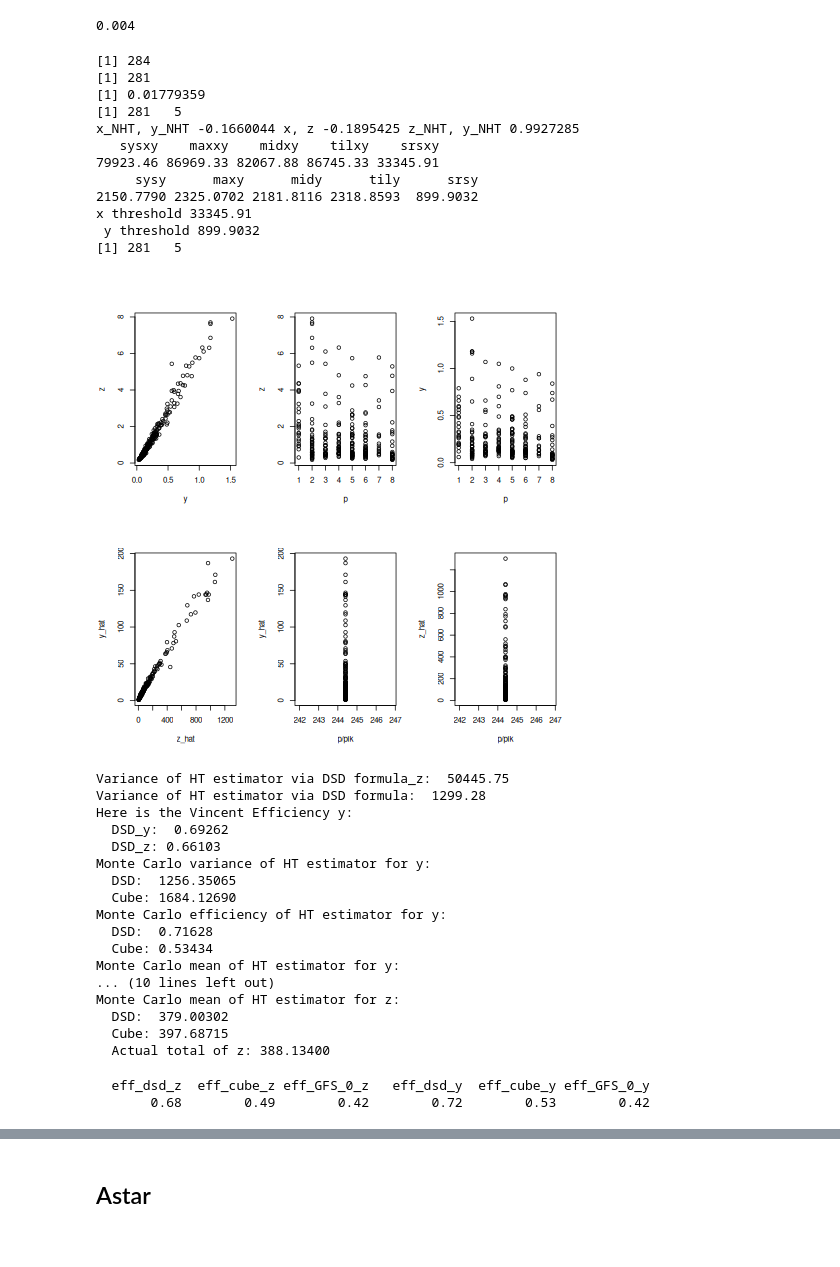
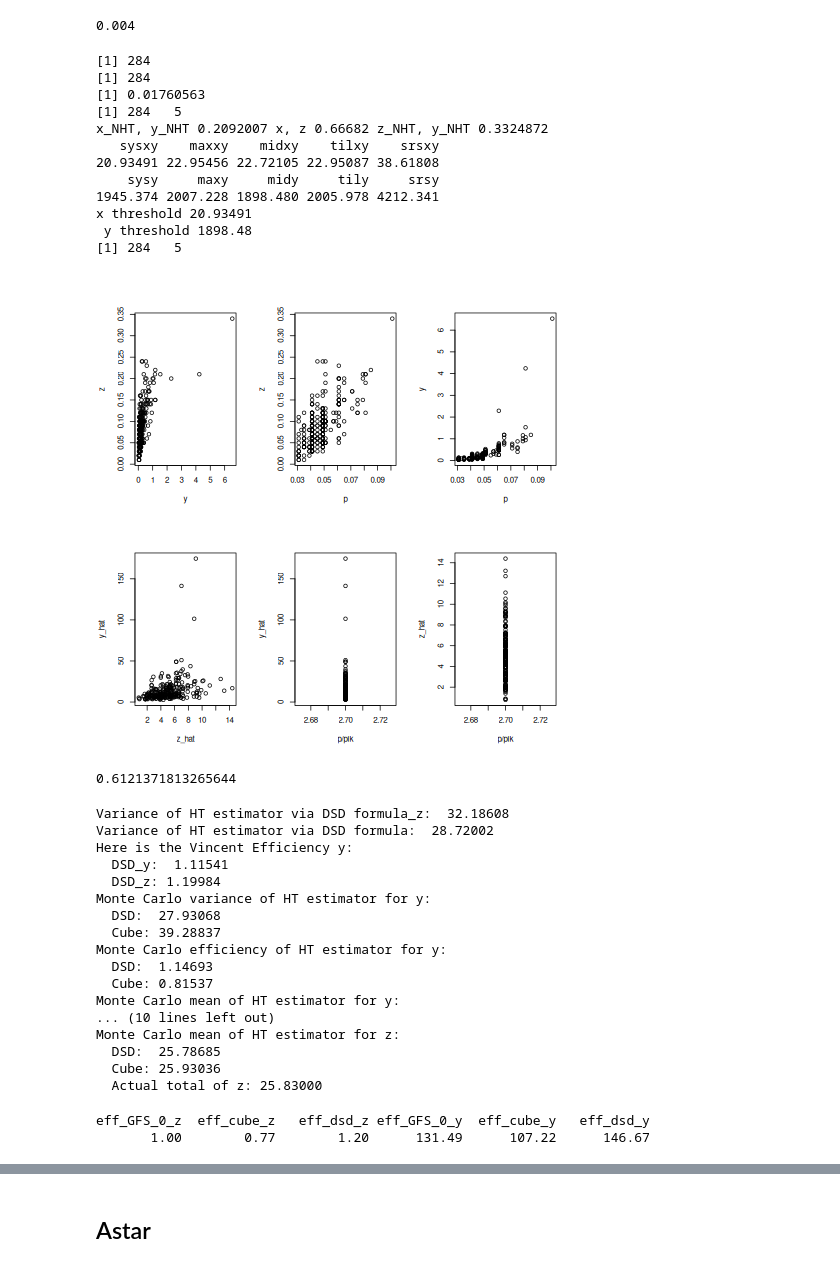
Before and after one commit to mehdimhb/geometric-sampling, a Jupyter notebook: Bardia GFS/A_Star_Optimal_GFS_6 copy 2.ipynb, the cells around one changed output, grey strips where cells are left out. Saved outputs shown, nothing was run; the diff lists cells and outputs as text; code cells hidden in the pictures.

```diff
--- a/Bardia GFS/A_Star_Optimal_GFS_6 copy 2.ipynb
+++ b/Bardia GFS/A_Star_Optimal_GFS_6 copy 2.ipynb
@@ -321,7 +298,7 @@ library(sampling)
 #MU284 Sweden
 data(MU284)
 print(length(MU284[,1]))
-MU284 = MU284[MU284$P85<200,]
+#MU284 = MU284[MU284$P85<200,]
 print(length(MU284[,1]))
 set.seed(120)
 MU284 = MU284[sample(length(MU284[,1])),]
@@ -338,6 +315,8 @@ RMT85 = MU284$RMT85
 P85 = MU284$P85/100
 P75 = MU284$P75/100
 S82 = MU284$S82/1000
+CS82 = MU284$CS82/100
+SS82 = MU284$SS82/100
 ME84 = MU284$ME84/1000
 REV84 = MU284$REV84/1000
 REG = MU284$REG
@@ -351,14 +330,21 @@ e <- rep (1, N)
 
 y <- P85; z <- ME84 ; p <- P75 # be rahe!
 # y <- P85; z <- ME84 ; p <- S82
-y <- P85; z <- ME84 ; p <- REG
+# y <- P85; z <- ME84 ; p <- SS82
 #  y <- P85; z <- ME84 ; p <- e
 
 
 # y <- P85; z <- REV84; p <- P75 # be rahe!
 # y <- P85; z <- REV84; p <- S82
-# y <- P85; z <- REV84; p <- REG
+# y <- P85; z <- REV84; p <- SS82
 # y <- P85; z <- REV84; p <- e
+
+
+y <- P85; z <- CS82; p <- ME84 # be rahe!
+y <- P85; z <- CS82; p <- S82
+# y <- P85; z <- CS82; p <- SS82
+#y <- P85; z <- CS82; p <- e
+
 
 
 # data(mtcars)
@@ -422,44 +408,48 @@ if(1==1){
   plot(p/pik, z_hat)
   par(mfrow=c(2,3))
 #cat('x,y', cor(x,y), '\n x,z', cor(z, x), '\n y,z', cor(z, y), "\n")
 plot(y, z)
 plot(p,z)
 plot(p,y)
 
 plot(z_hat,y_hat)
 plot(p/pik,y_hat)
 
 plot(p/pik,z_hat)
 
 
 cat("x_NHT, y_NHT", cor(p/pik,y/pik), "x, z", cor(p,z), "z_NHT, y_NHT", cor(z/pik,y/pik) , "\n")
 
 z_hat = z/pik
 print(var_z)
 print(var_y)
 cat("x threshold", threshold_z, "\n", "y threshold", threshold_y, "\n")
 
 
 #cat("x_NHT, y_NHT", cor(p/pik,y/pik), "x, z", cor(x,z), "z_NHT, y_NHT", cor(z/pik,y/pik))
 Final_result = cbind(y,z, y_hat, z_hat, pik, abs((y_hat- z_hat)/y_hat))
 
 print(c(N,n))
 
 }
 # %% [output]
 [1] 284
-[1] 281
-[1] 0.01779359
-[1] 281   5
-x_NHT, y_NHT -0.1660044 x, z -0.1895425 z_NHT, y_NHT 0.9927285
+[1] 284
+[1] 0.01760563
+[1] 284   5
+x_NHT, y_NHT 0.2092007 x, z 0.66682 z_NHT, y_NHT 0.3324872
    sysxy    maxxy    midxy    tilxy    srsxy
-79923.46 86969.33 82067.88 86745.33 33345.91
-     sysy      maxy      midy      tily      srsy
-2150.7790 2325.0702 2181.8116 2318.8593  899.9032
-x threshold 33345.91
- y threshold 899.9032
-[1] 281   5
+20.93491 22.95456 22.72105 22.95087 38.61808
+    sysy     maxy     midy     tily     srsy
+1945.374 2007.228 1898.480 2005.978 4212.341
+x threshold 20.93491
+ y threshold 1898.48
+[1] 284   5
-[figure, old version]
+[figure, new version]
+# %%
+33.27945/54.366
+# %% [output]
+0.6121371813265644
 # %%
 %%R
 Ppi <- function(Pi) {
@@ -737,7 +727,7 @@ cat("Variance of HT estimator via DSD formula: ", var_ht, "\n")
 
 # Monte Carlo
 # Number of repetitions
-m <- 500
+m <- 2000
 ht_estimates_dsd_y <- numeric(m)
 ht_estimates_dsd_z <- numeric(m)
 ht_estimates_cube_y <- numeric(m)
@@ -808,28 +798,28 @@ cat("Monte Carlo mean of HT estimator for z:\n")
 cat(sprintf("  DSD:  %.5f\n  Cube: %.5f\n", mean_dsd_z, mean_cube_z))
 cat(sprintf("  Actual total of z: %.5f\n", sum(z)))
 # %% [output]
-Variance of HT estimator via DSD formula_z:  50445.75
-Variance of HT estimator via DSD formula:  1299.28
+Variance of HT estimator via DSD formula_z:  32.18608
+Variance of HT estimator via DSD formula:  28.72002
 Here is the Vincent Efficiency y:
-  DSD_y:  0.69262
-  DSD_z: 0.66103
+  DSD_y:  1.11541
+  DSD_z: 1.19984
 Monte Carlo variance of HT estimator for y:
-  DSD:  1256.35065
-  Cube: 1684.12690
+  DSD:  27.93068
+  Cube: 39.28837
 Monte Carlo efficiency of HT estimator for y:
-  DSD:  0.71628
-  Cube: 0.53434
+  DSD:  1.14693
+  Cube: 0.81537
 Monte Carlo mean of HT estimator for y:
 ... (10 lines left out)
 Monte Carlo mean of HT estimator for z:
-  DSD:  379.00302
-  Cube: 397.68715
-  Actual total of z: 388.13400
+  DSD:  25.78685
+  Cube: 25.93036
+  Actual total of z: 25.83000
 # %%
 %%R
-results = round(c(eff_dsd_z, eff_cube_z, min(var_z_0)/var__sys, eff_dsd_y, eff_cube_y, min(var_y_0)/var__sys_y),2)
-names(results) = c('eff_dsd_z', 'eff_cube_z', 'eff_GFS_0_z', 'eff_dsd_y', 'eff_cube_y', 'eff_GFS_0_y')
+results = round(c(var__srs/min(var_z_0), var__srs/var_cube_z, var__srs/var_ht_z,  var__srs_y/min(var_y_0), var__srs_y/var_cube_y,var__srs_y/var_ht ),2)
+names(results) = c('eff_GFS_0_z','eff_cube_z', 'eff_dsd_z', 'eff_GFS_0_y' , 'eff_cube_y','eff_dsd_y')
 print(results)
 # %% [output]
-  eff_dsd_z  eff_cube_z eff_GFS_0_z   eff_dsd_y  eff_cube_y eff_GFS_0_y
-       0.68        0.49        0.42        0.72        0.53        0.42
+eff_GFS_0_z  eff_cube_z   eff_dsd_z eff_GFS_0_y  eff_cube_y   eff_dsd_y
+       1.00        0.77        1.20      131.49      107.22      146.67
```
Also changed, not shown: parts of 6 cells of this notebook, 10 other files.
